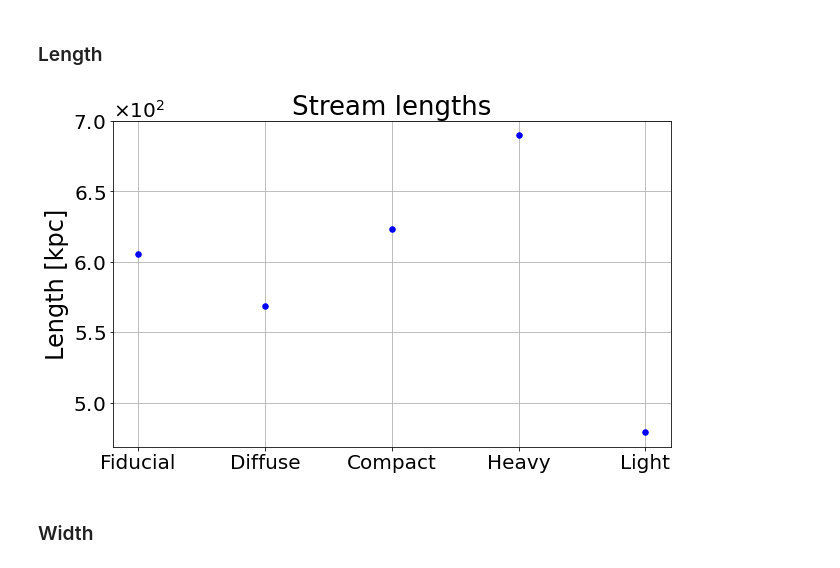
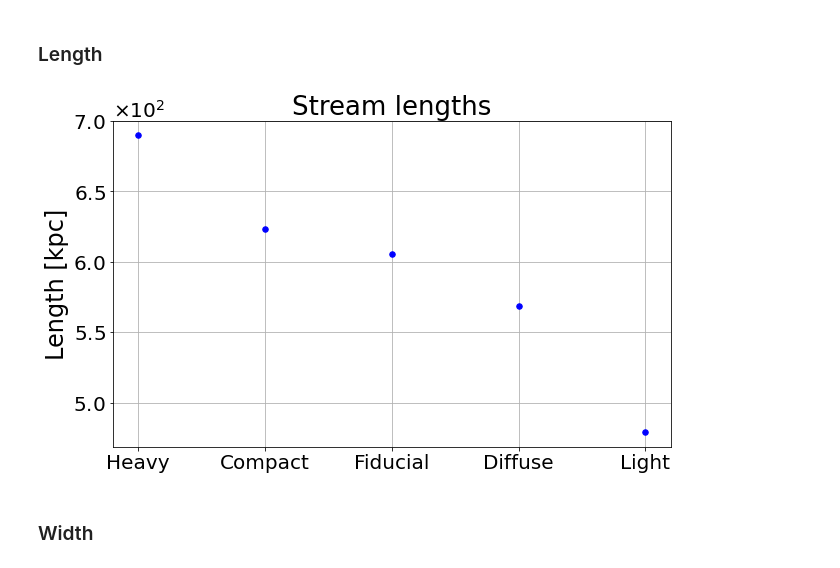
Before and after one commit to EmelieSandved/MSc_project, a Jupyter notebook: Analysing_results_pt1.ipynb, the cells around one changed output. Saved outputs shown, nothing was run; the diff lists cells and outputs as text; code cells hidden in the pictures.

```diff
--- a/Analysing_results_pt1.ipynb
+++ b/Analysing_results_pt1.ipynb
@@ -1352,34 +1421,34 @@ plt.show()
 # %%
 figc1, axc1 = plt.subplots(figsize=(10, 6))
 
 #plt.minorticks_on()
 
 x_vals = np.array([1, 2, 3, 4, 5])
-y_vals = np.array([fid_length, lr_length, sr_length, hm_length, lm_length])
+y_vals = np.array([hm_length, sr_length, fid_length, lr_length, lm_length])
 
-labels = ["Fiducial", "Diffuse", "Compact", "Heavy", "Light"]
+labels = ["Heavy", "Compact", "Fiducial", "Diffuse", "Light"]
 #labels = []
 
 axc1.scatter(x_vals, y_vals, s=30, c='b', zorder=10)
 
 axc1.set_title('Stream lengths')
 axc1.set_ylabel('Length [kpc]')
 
 axc1.set_xticks(x_vals, labels=labels)
 #axc1.set_xticklabels(xticklabels, minor=False)
 axc1.set_xticklabels(labels, minor=False)
 
 
 axc1.yaxis.set_major_formatter(ScalarFormatter(useMathText=True))
 axc1.yaxis.get_major_formatter().set_powerlimits((0, 0))
 
 plt.grid(which='major', zorder=-10)
 
 
 plt.savefig('./Plots/Length_comparisons.png', facecolor='w')
 plt.show()
 # %% [output]
-[figure, old version]
+[figure, new version]
 # %% [markdown]
 ### Width
 # %%
```
Also changed, not shown: parts of 25 cells of this notebook, 1 other file.
